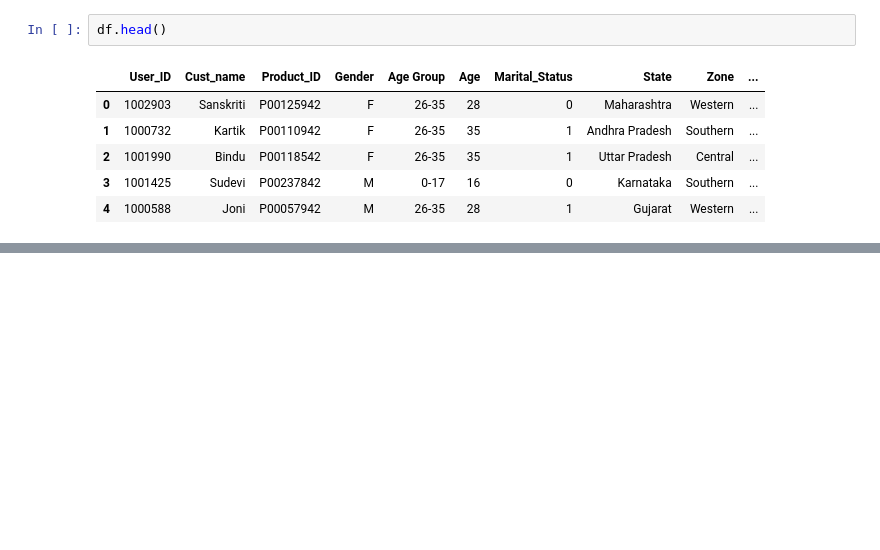
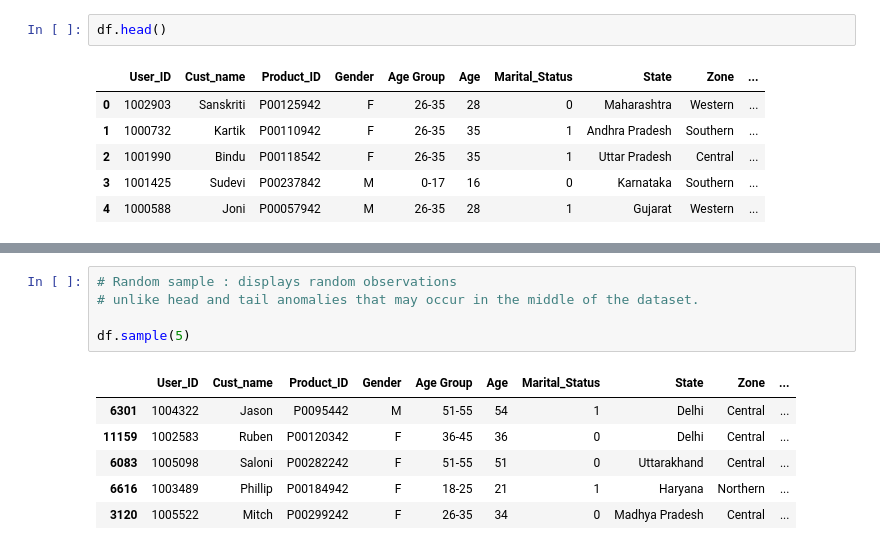
Before and after one commit to aksa106/DiwaliSalesEDA, a Jupyter notebook: notebooks/notebook.ipynb, the cells around one changed output, grey strips where cells are left out. Drawn from its saved outputs; the diff is of its cells as text; blank space fills up the shorter version.

```diff
--- a/notebooks/notebook.ipynb
+++ b/notebooks/notebook.ipynb
@@ -46,0 +90,12 @@ df.head()
+# %%
+# Random sample : displays random observations
+# unlike head and tail anomalies that may occur in the middle of the dataset.
+
+df.sample(5)
+# %% [output]
+|  | User_ID | Cust_name | Product_ID | Gender | Age Group | Age | Marital_Status | State | Zone | ... |
+| 6301 | 1004322 | Jason | P0095442 | M | 51-55 | 54 | 1 | Delhi | Central | ... |
+| 11159 | 1002583 | Ruben | P00120342 | F | 36-45 | 36 | 0 | Delhi | Central | ... |
+| 6083 | 1005098 | Saloni | P00282242 | F | 51-55 | 51 | 0 | Uttarakhand | Central | ... |
+| 6616 | 1003489 | Phillip | P00184942 | F | 18-25 | 21 | 1 | Haryana | Northern | ... |
+| 3120 | 1005522 | Mitch | P00299242 | F | 26-35 | 34 | 0 | Madhya Pradesh | Central | ... |
```
Also changed, not shown: parts of 21 cells of this notebook, 2 other files.
